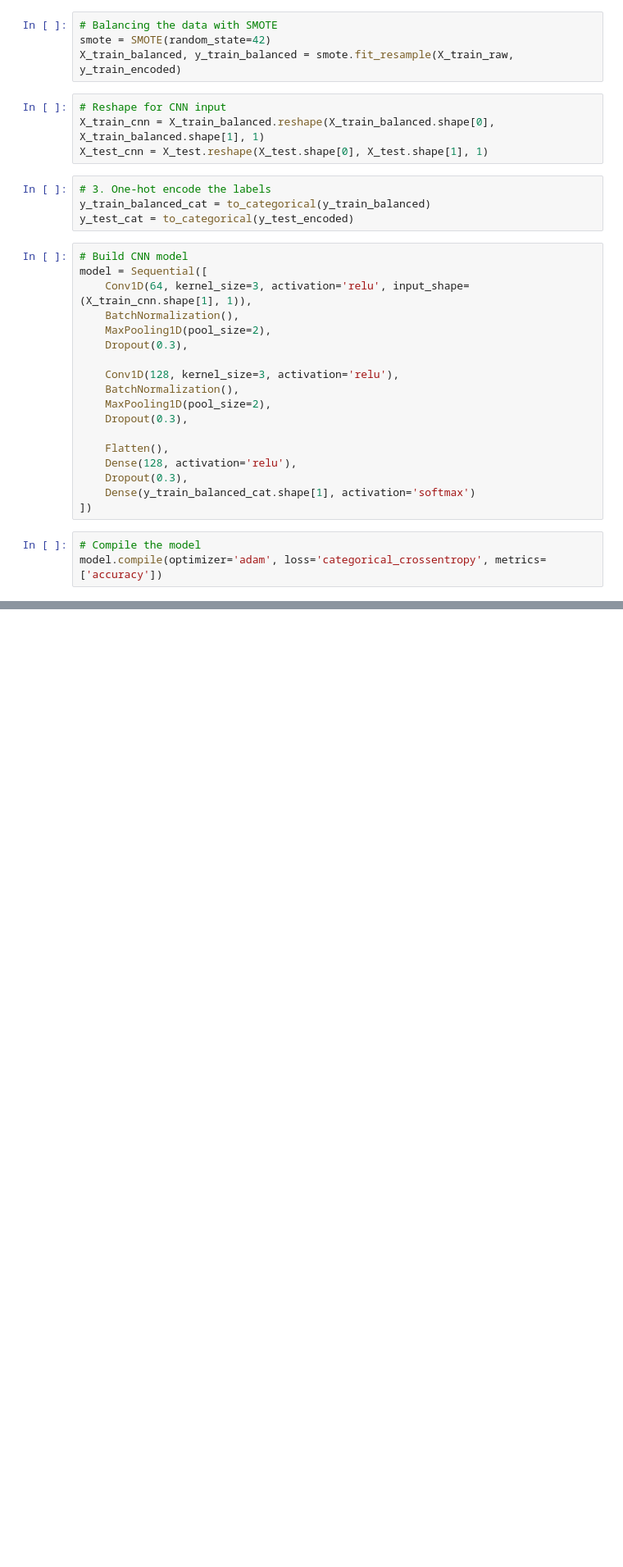
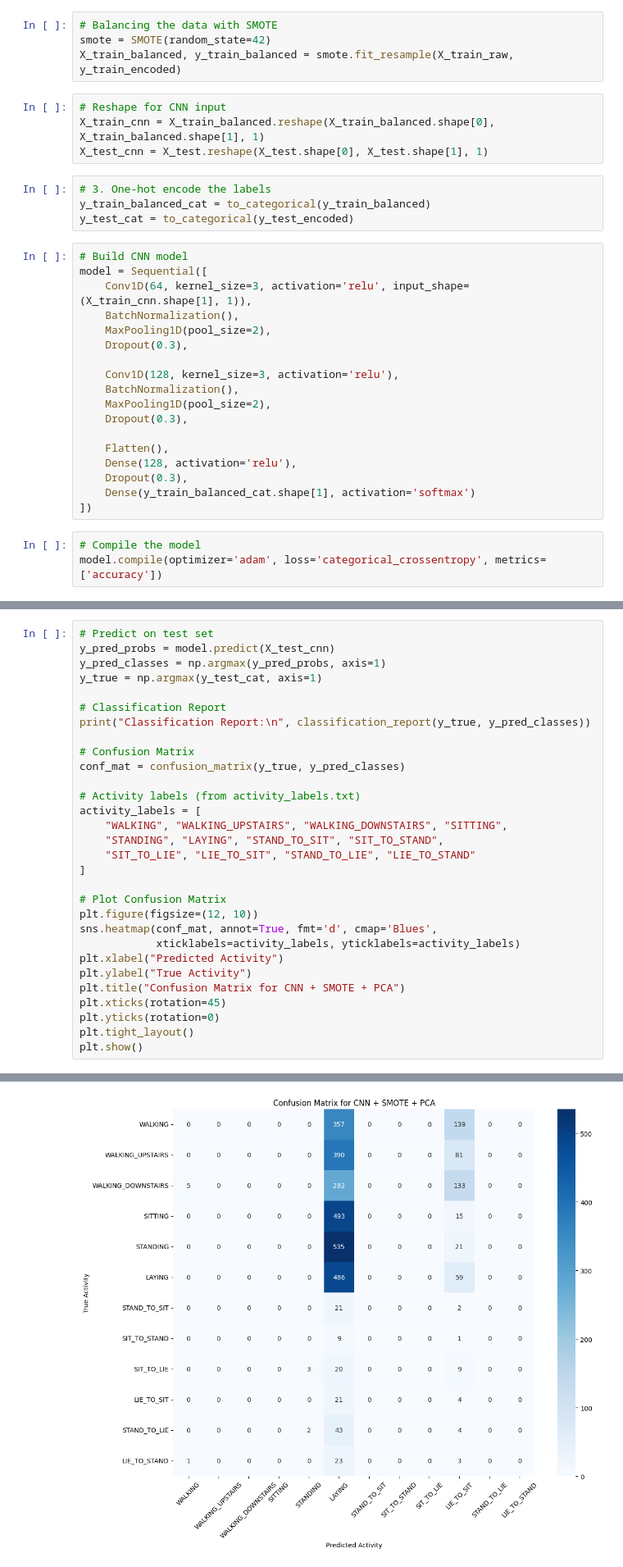
Before and after one commit to HikoHikoHiko/cs3244_project, a Jupyter notebook: CNN_SMOTE.ipynb, the cells around one changed output, grey strips where cells are left out. Shown: that part at 82% size. Drawn from its saved outputs; the diff is of its cells as text; blank space fills up the shorter version.

```diff
--- a/CNN_SMOTE.ipynb
+++ b/CNN_SMOTE.ipynb
@@ -93,0 +98,31 @@ NameError: name 'model' is not defined
+# %%
+# Predict on test set
+y_pred_probs = model.predict(X_test_cnn)
+y_pred_classes = np.argmax(y_pred_probs, axis=1)
+y_true = np.argmax(y_test_cat, axis=1)
+
+# Classification Report
+print("Classification Report:\n", classification_report(y_true, y_pred_classes))
+
+# Confusion Matrix
+conf_mat = confusion_matrix(y_true, y_pred_classes)
+
+# Activity labels (from activity_labels.txt)
+activity_labels = [
+    "WALKING", "WALKING_UPSTAIRS", "WALKING_DOWNSTAIRS", "SITTING",
+    "STANDING", "LAYING", "STAND_TO_SIT", "SIT_TO_STAND",
+    "SIT_TO_LIE", "LIE_TO_SIT", "STAND_TO_LIE", "LIE_TO_STAND"
+]
+
+# Plot Confusion Matrix
+plt.figure(figsize=(12, 10))
+sns.heatmap(conf_mat, annot=True, fmt='d', cmap='Blues',
+            xticklabels=activity_labels, yticklabels=activity_labels)
+plt.xlabel("Predicted Activity")
+plt.ylabel("True Activity")
+plt.title("Confusion Matrix for CNN + SMOTE + PCA")
+plt.xticks(rotation=45)
+plt.yticks(rotation=0)
+plt.tight_layout()
+plt.show()
+# %% [output]
@@ -93,0 +149 @@ NameError: name 'model' is not defined
+[figure, added]
```
Also changed, not shown: parts of 4 cells of this notebook, 1 other file.
